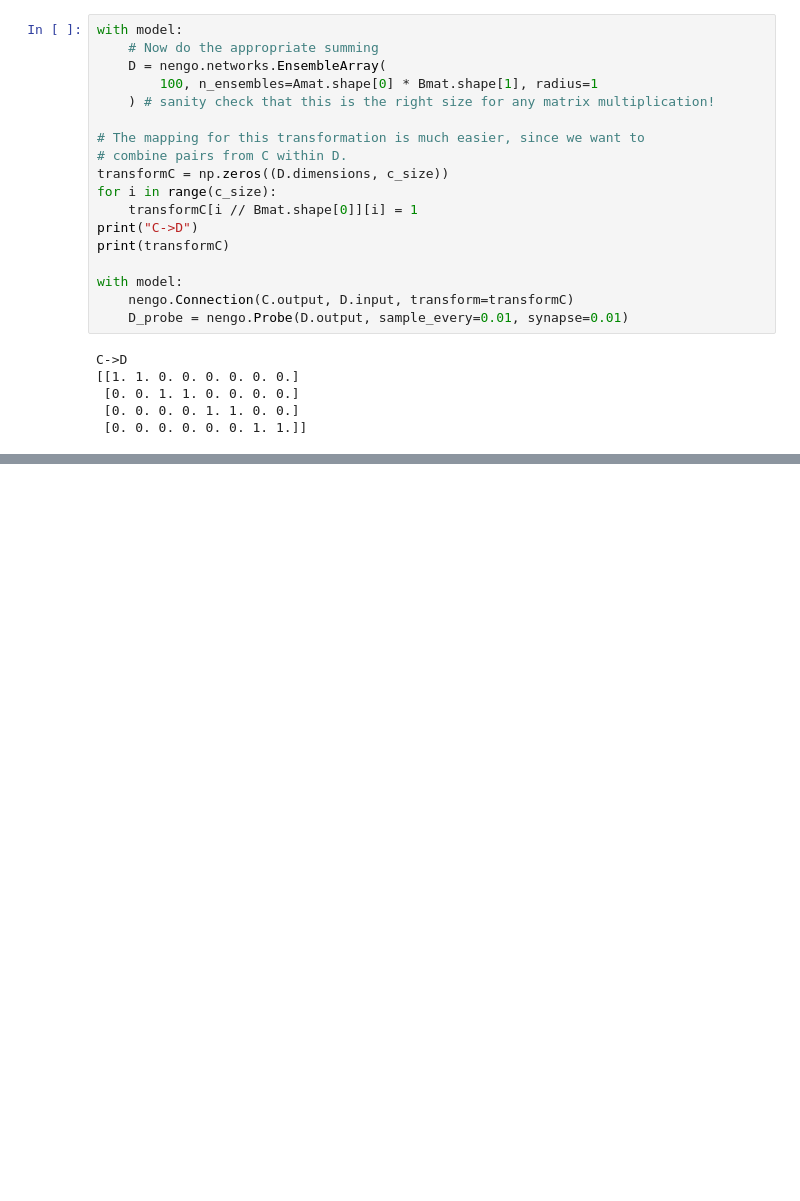
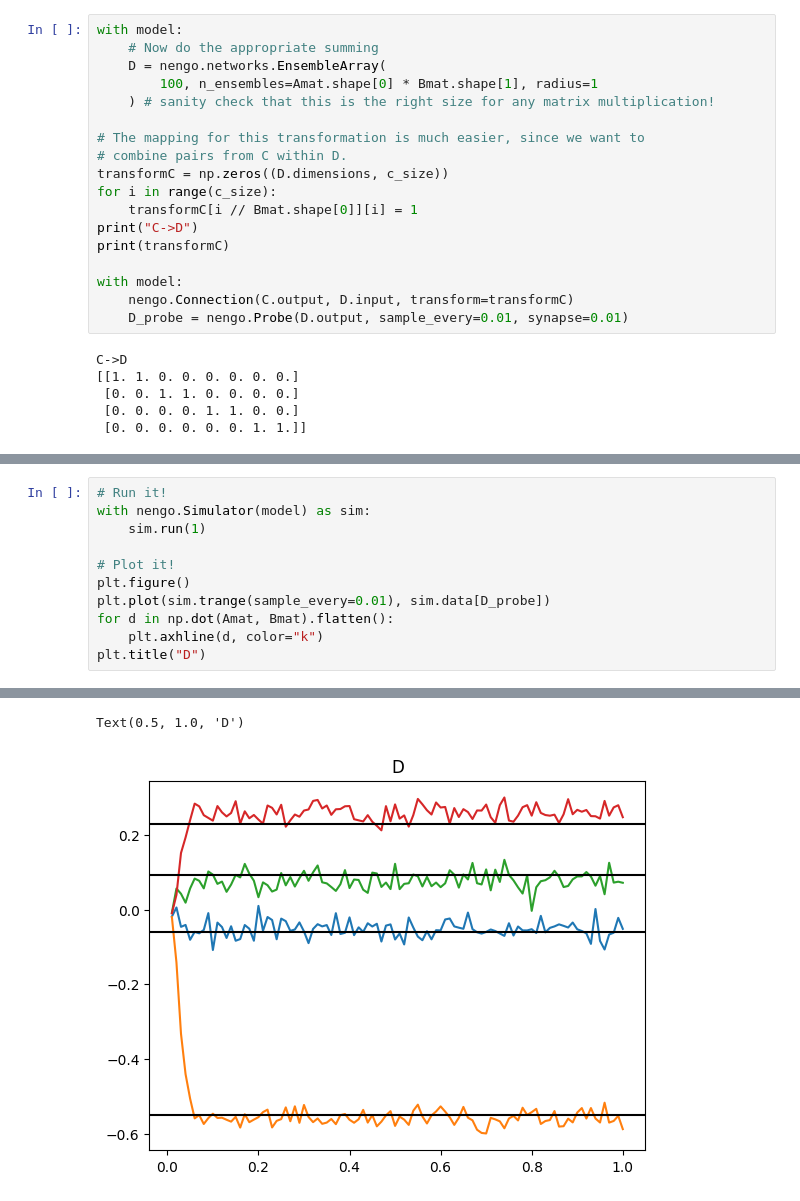
Before and after one commit to AlSco36/neuron_basics, a Jupyter notebook: neuron_dynamics.ipynb, the cells around one changed output, grey strips where cells are left out. Drawn from its saved outputs; the diff is of its cells as text; blank space fills up the shorter version.

```diff
--- a/neuron_dynamics.ipynb
+++ b/neuron_dynamics.ipynb
@@ -255,0 +258,12 @@ $$ \vec{A} \vec{B}
+# %%
+# Run it!
+with nengo.Simulator(model) as sim:
+    sim.run(1)
+
+# Plot it!
+plt.figure()
+plt.plot(sim.trange(sample_every=0.01), sim.data[D_probe])
+for d in np.dot(Amat, Bmat).flatten():
+    plt.axhline(d, color="k")
+plt.title("D")
+# %% [output]
@@ -255,0 +272,2 @@ $$ \vec{A} \vec{B}
+Text(0.5, 1.0, 'D')
+[figure, added]
```
Also changed, not shown: parts of 4 cells of this notebook.
